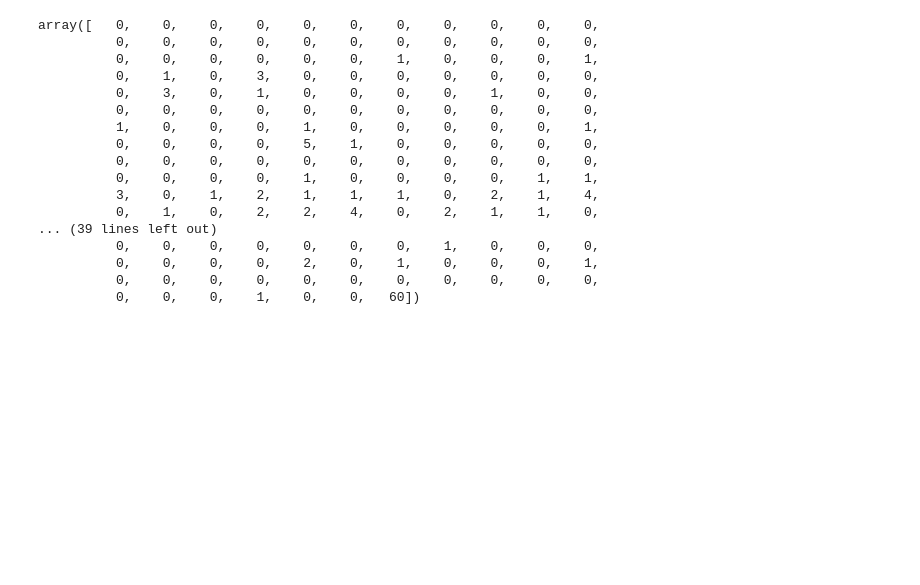
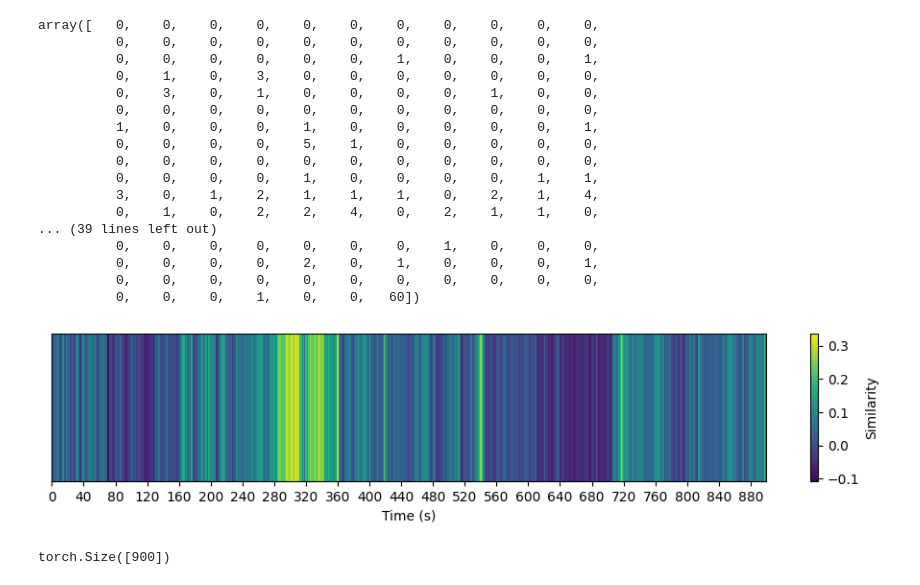
Before and after one commit to soyeonhong/nlq_lightning, a Jupyter notebook: notebooks/tmp.ipynb, the cells around one changed output. Drawn from its saved outputs; the diff is of its cells as text; code cells hidden in the pictures; blank space fills up the shorter version.

```diff
--- a/notebooks/tmp.ipynb
+++ b/notebooks/tmp.ipynb
@@ -87,0 +96,23 @@ for p in p_llava.glob('**/*.json'):
+# %%
+import torch.nn.functional as F
+
+sim = F.cosine_similarity(q_feat, data_egovlp, dim=1)
+# plot sim using heatmap
+
+import matplotlib.pyplot as plt
+
+plt.figure(figsize=(12, 2))
+plt.imshow(sim.detach().numpy().reshape(1,-1), aspect='auto', cmap='viridis')
+plt.colorbar(label='Similarity')
+# plt.title(f'Query: {query}\nTime: {t_s:.2f} ~ {t_e:.2f}', fontsize=9)
+
+plt.xticks(np.arange(0, sim.shape[0], 40))
+plt.yticks([])  # Remove y-axis ticks for a cleaner look
+plt.xlabel('Time (s)')
+plt.show()
+# %% [output]
+[figure, added]
+# %%
+sim.shape
+# %% [output]
+torch.Size([900])
```
Also changed, not shown: parts of 2 cells of this notebook, 2 other files.
